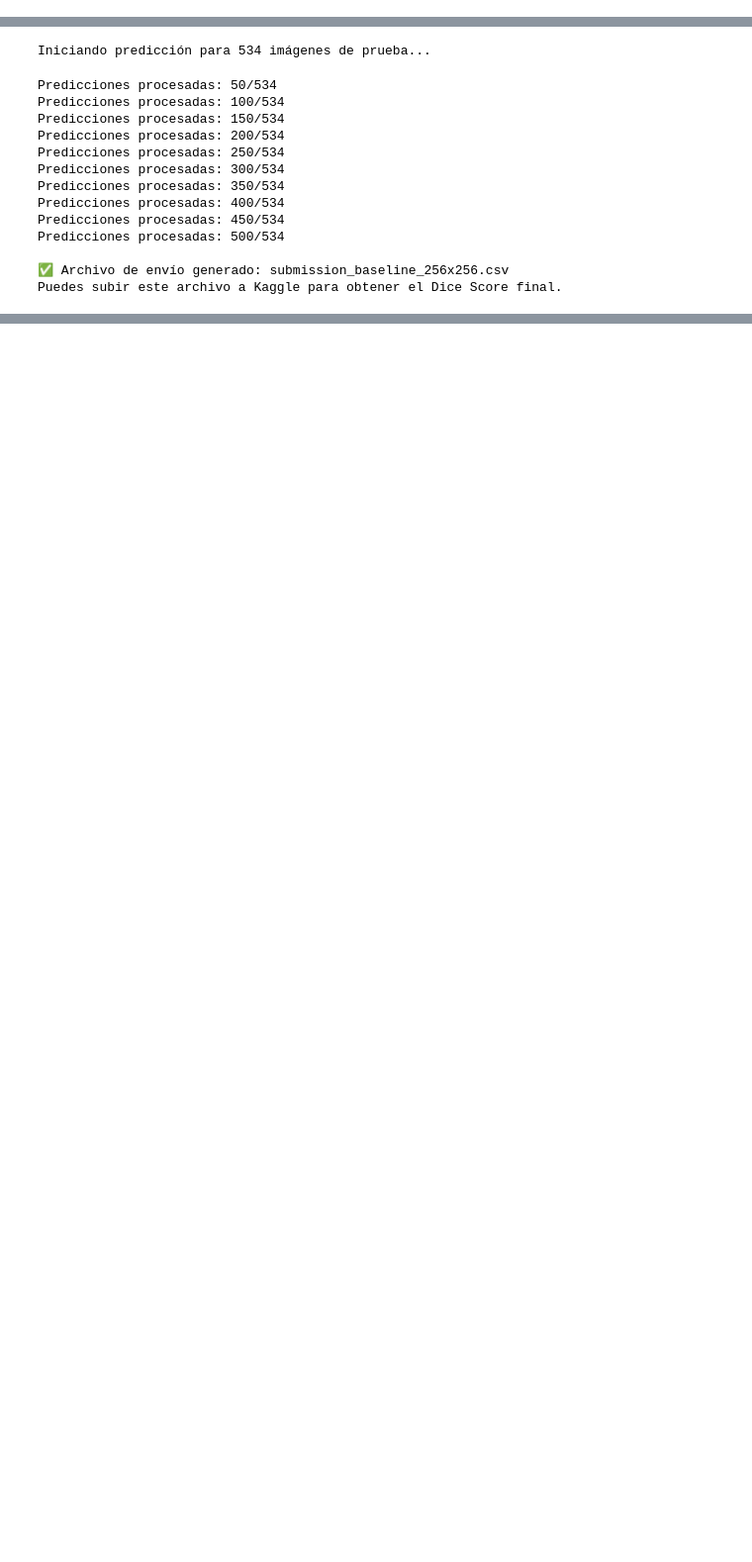
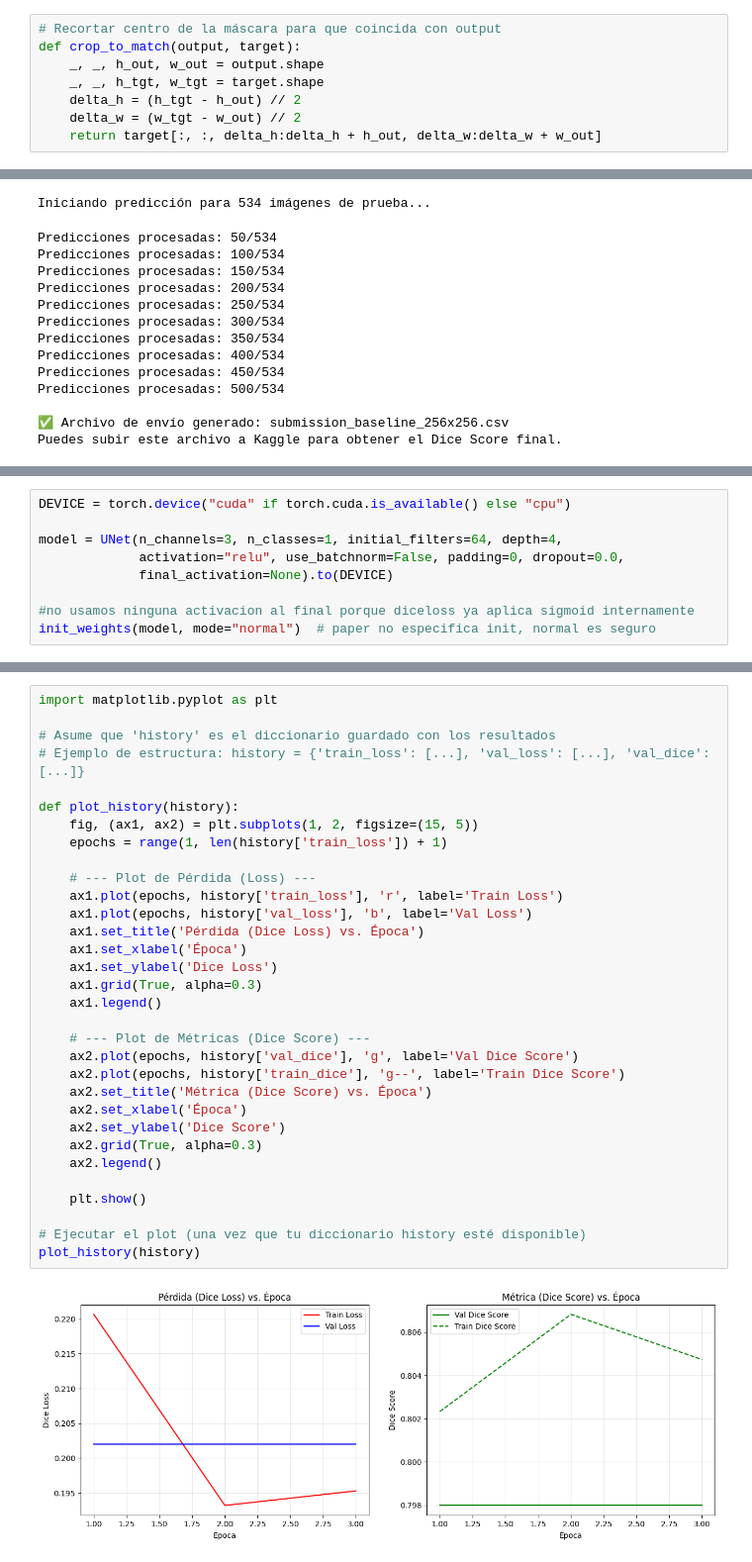
Before and after one commit to kidnixt/u-net-segmentation, a Jupyter notebook: unet.ipynb, the cells around one changed output, grey strips where cells are left out. Shown at 99% size. Saved outputs shown, nothing was run; the diff lists cells and outputs as text; blank space fills up the shorter version.

Commit message:
kinda refactor y unet universal

```diff
--- a/unet.ipynb
+++ b/unet.ipynb
@@ -301,6 +301,14 @@ class UNet(nn.Module):
         return logits
 # %% [markdown]
 # Pérdida y Métrica
+# %%
+# Recortar centro de la máscara para que coincida con output
+def crop_to_match(output, target):
+    _, _, h_out, w_out = output.shape
+    _, _, h_tgt, w_tgt = target.shape
+    delta_h = (h_tgt - h_out) // 2
+    delta_w = (w_tgt - w_out) // 2
+    return target[:, :, delta_h:delta_h + h_out, delta_w:delta_w + w_out]
 # %%
 # --- Función de Pérdida (Justificada por EDA Paso 3) ---
 class DiceLoss(nn.Module):
@@ -709,0 +954,9 @@ Puedes subir este archivo a Kaggle para obtener el Dice Score final.
+# %%
+DEVICE = torch.device("cuda" if torch.cuda.is_available() else "cpu")
+
+model = UNet(n_channels=3, n_classes=1, initial_filters=64, depth=4,
+             activation="relu", use_batchnorm=False, padding=0, dropout=0.0,
+             final_activation=None).to(DEVICE)
+
+#no usamos ninguna activacion al final porque diceloss ya aplica sigmoid internamente
+init_weights(model, mode="normal")  # paper no especifica init, normal es seguro
@@ -709,0 +1063,34 @@ Puedes subir este archivo a Kaggle para obtener el Dice Score final.
+# %%
+import matplotlib.pyplot as plt
+
+# Asume que 'history' es el diccionario guardado con los resultados
+# Ejemplo de estructura: history = {'train_loss': [...], 'val_loss': [...], 'val_dice': [...]}
+
+def plot_history(history):
+    fig, (ax1, ax2) = plt.subplots(1, 2, figsize=(15, 5))
+    epochs = range(1, len(history['train_loss']) + 1)
+
+    # --- Plot de Pérdida (Loss) ---
+    ax1.plot(epochs, history['train_loss'], 'r', label='Train Loss')
+    ax1.plot(epochs, history['val_loss'], 'b', label='Val Loss')
+    ax1.set_title('Pérdida (Dice Loss) vs. Época')
+    ax1.set_xlabel('Época')
+    ax1.set_ylabel('Dice Loss')
+    ax1.grid(True, alpha=0.3)
+    ax1.legend()
+
+    # --- Plot de Métricas (Dice Score) ---
+    ax2.plot(epochs, history['val_dice'], 'g', label='Val Dice Score')
+    ax2.plot(epochs, history['train_dice'], 'g--', label='Train Dice Score')
+    ax2.set_title('Métrica (Dice Score) vs. Época')
+    ax2.set_xlabel('Época')
+    ax2.set_ylabel('Dice Score')
+    ax2.grid(True, alpha=0.3)
+    ax2.legend()
+
+    plt.show()
+
+# Ejecutar el plot (una vez que tu diccionario history esté disponible)
+plot_history(history)
+# %% [output]
+[figure, added]
```
Also changed, not shown: parts of 15 cells of this notebook.
